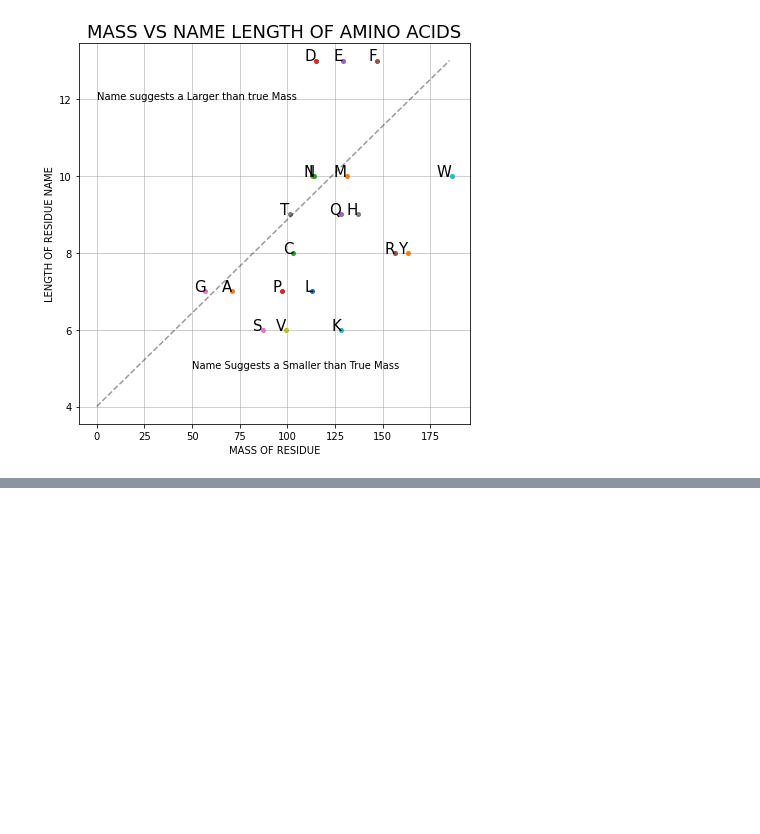
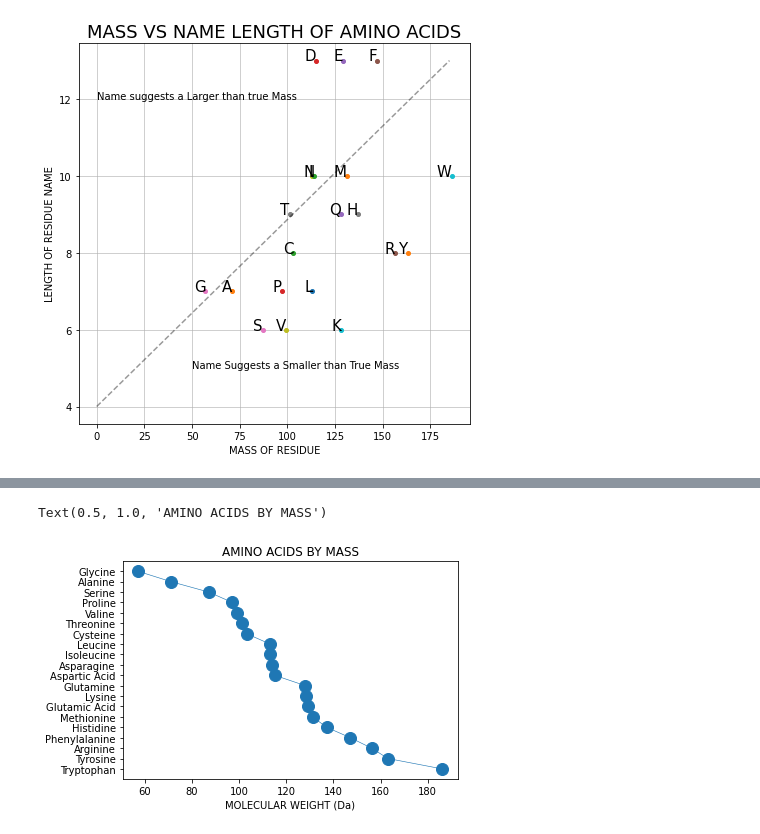
Before and after one commit to jsteinbecker/sars-cov-2, a Jupyter notebook: Data/aa.ipynb, the cells around one changed output, grey strips where cells are left out. Drawn from its saved outputs; the diff is of its cells as text; code cells hidden in the pictures; blank space fills up the shorter version.

Commit message:
mass chart

```diff
--- a/Data/aa.ipynb
+++ b/Data/aa.ipynb
@@ -55,3 +53,9 @@ plt.title('MASS VS NAME LENGTH OF AMINO ACIDS',fontsize=18)
 plt.show()
 # %% [output]
 [figure]
+# %%
+df['nitr'] = df['composition'].str.findall('N\d*\d*')
+df['oxy'] = df['composition'].str.findall('O\d*\d*')
+df['carb'] = df['composition'].str.findall('C\d*\d*')
+df['sulp'] = df['composition'].str.findall('S\d*\d*')
+df
@@ -57,0 +80,7 @@ plt.show()
+# %%
+plt.plot(df['average mass'],df['full name'],marker = 'o',markersize = 12,linewidth=0.6)
+plt.xlabel("MOLECULAR WEIGHT (Da)")
+plt.title("AMINO ACIDS BY MASS")
+# %% [output]
+Text(0.5, 1.0, 'AMINO ACIDS BY MASS')
+[figure, added]
```
Also changed, not shown: parts of 2 cells of this notebook.
